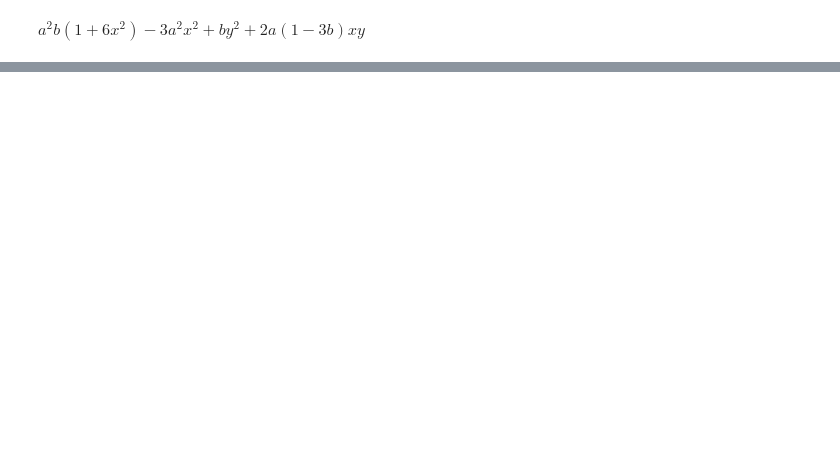
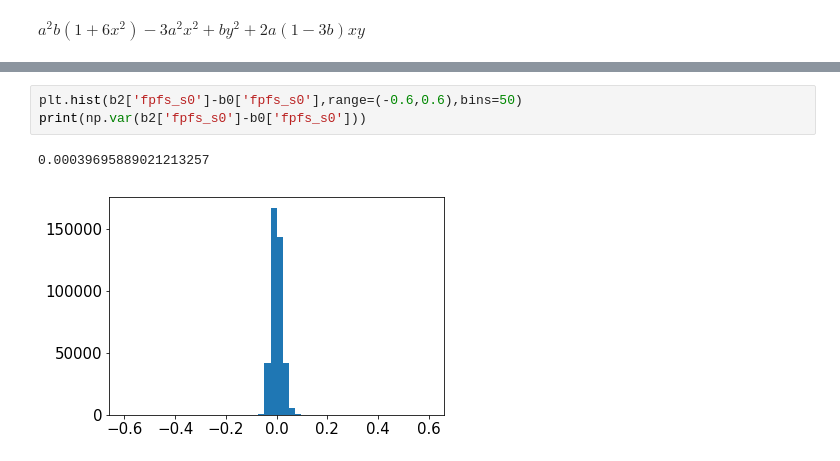
Before and after one commit to mr-superonion/FPFS, a Jupyter notebook: notebook/process/3_2_rev_elliResSel.ipynb, the cells around one changed output, grey strips where cells are left out. Cells and saved outputs as stored; diff of their text form; blank space fills up the shorter version.

```diff
--- a/notebook/process/3_2_rev_elliResSel.ipynb
+++ b/notebook/process/3_2_rev_elliResSel.ipynb
@@ -348,0 +456,6 @@ print(np.average(b['fpfs_RS'])-np.average(b0['fpfs_RS']))
+# %%
+plt.hist(b2['fpfs_s0']-b0['fpfs_s0'],range=(-0.6,0.6),bins=50)
+print(np.var(b2['fpfs_s0']-b0['fpfs_s0']))
+# %% [output]
+0.00039695889021213257
+[figure, added]
```
Also changed, not shown: parts of 23 cells of this notebook, 6 other files.
